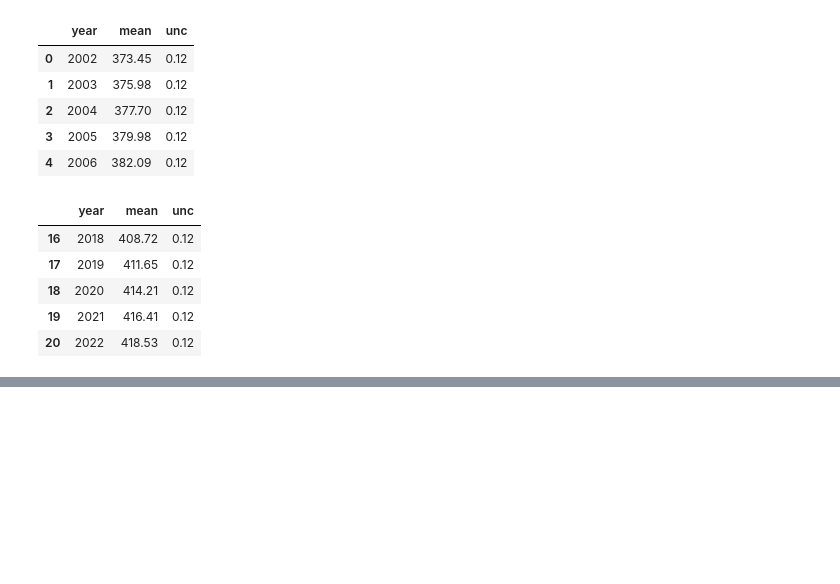
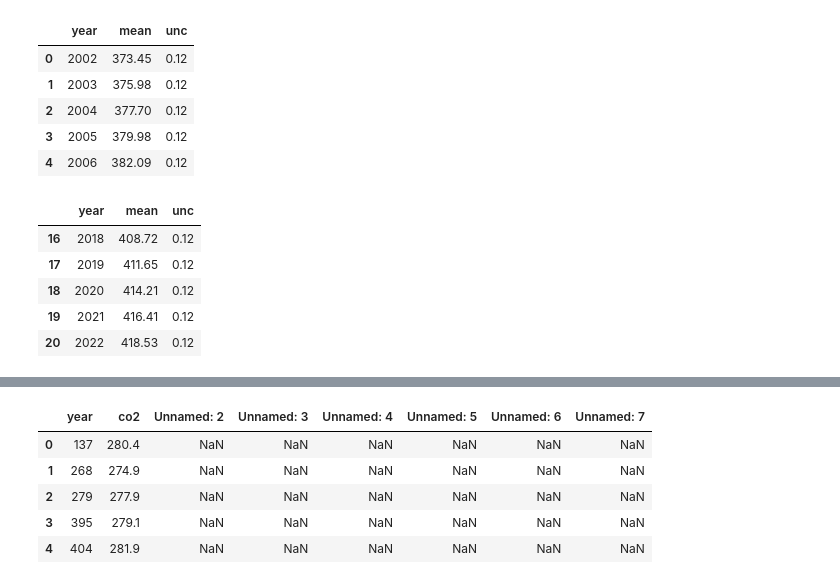
Before and after one commit to keithmmc/pda2, a Jupyter notebook: project2.ipynb, the cells around one changed output, grey strips where cells are left out. Drawn from its saved outputs; the diff is of its cells as text; code cells hidden in the pictures; blank space fills up the shorter version.

```diff
--- a/project2.ipynb
+++ b/project2.ipynb
@@ -220,3 +220,5 @@ mauna_loa_data.tail()
 | 18 | 2020 | 414.21 | 0.12 |
 | 19 | 2021 | 416.41 | 0.12 |
 | 20 | 2022 | 418.53 | 0.12 |
+# %%
+nature_co2 = pd.read_csv('data/nature.csv')
@@ -223,2 +243,11 @@ mauna_loa_data.tail()
+# %%
+nature_co2.head()
+# %% [output]
+|  | year | co2 | Unnamed: 2 | Unnamed: 3 | Unnamed: 4 | Unnamed: 5 | Unnamed: 6 | Unnamed: 7 |
+| 0 | 137 | 280.4 | NaN | NaN | NaN | NaN | NaN | NaN |
+| 1 | 268 | 274.9 | NaN | NaN | NaN | NaN | NaN | NaN |
+| 2 | 279 | 277.9 | NaN | NaN | NaN | NaN | NaN | NaN |
+| 3 | 395 | 279.1 | NaN | NaN | NaN | NaN | NaN | NaN |
+| 4 | 404 | 281.9 | NaN | NaN | NaN | NaN | NaN | NaN |
 # %%
 temp = pd.read_csv('data/temp_data.csv', encoding='Latin')
```
Also changed, not shown: parts of 3 cells of this notebook.
